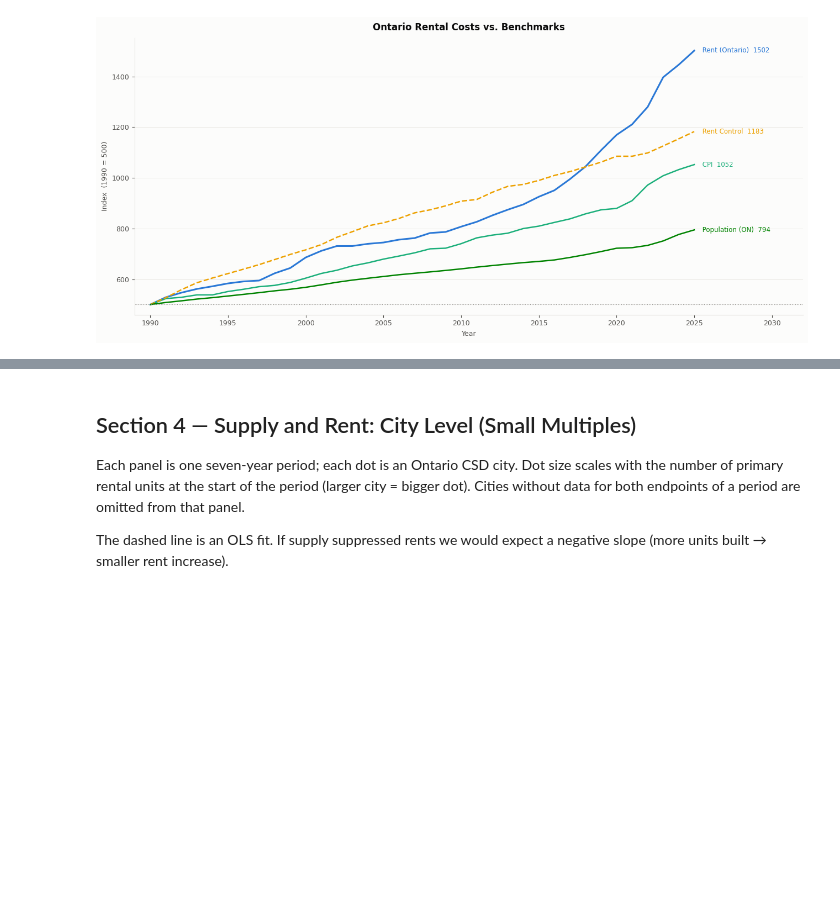
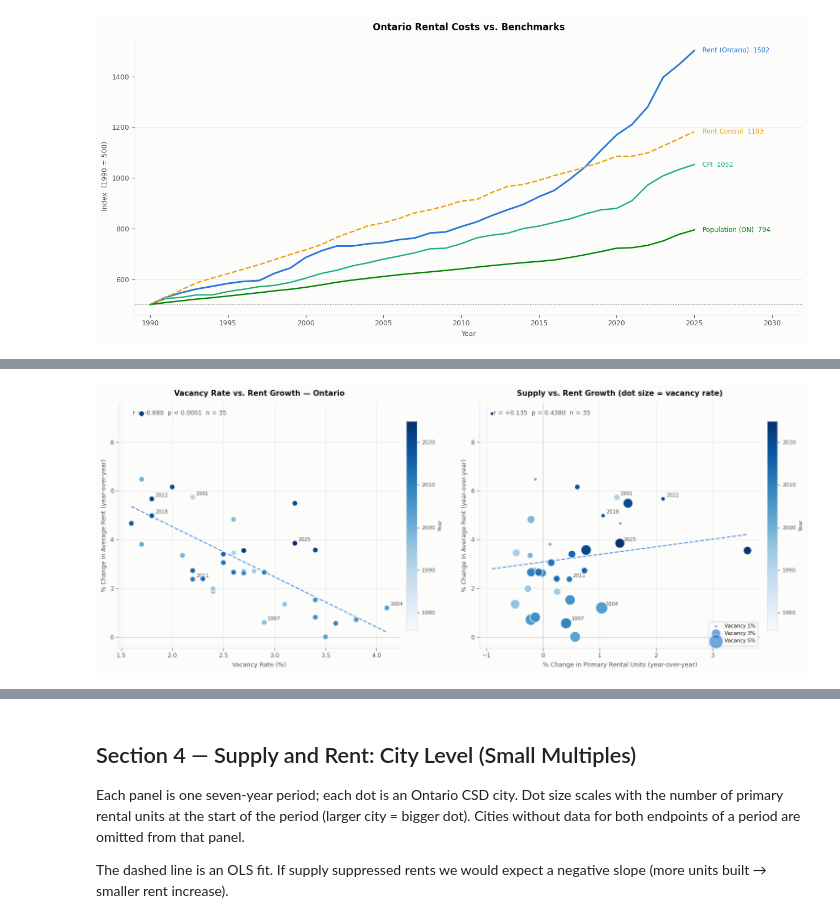
Before and after one commit to schoolofcities/renters, a Jupyter notebook: analysis/rents/explore_rental_data.ipynb, the cells around one changed output, grey strips where cells are left out. Saved outputs shown, nothing was run; the diff lists cells and outputs as text; code cells hidden in the pictures; blank space fills up the shorter version.

```diff
--- a/analysis/rents/explore_rental_data.ipynb
+++ b/analysis/rents/explore_rental_data.ipynb
@@ -250,0 +324,96 @@ period_df[['Period', 'pct_units', 'pct_rent']].round(1)
+# %%
+yoy_c = pd.DataFrame({
+    'pct_rent':     ontario['Average Rent'].pct_change() * 100,
+    'vacancy_rate': ontario['Vacancy Rate'],
+    'pct_units':    ontario['Units'].pct_change() * 100,
+}).dropna()
+
+fig, (ax1, ax2) = plt.subplots(1, 2, figsize=(15, 6))
+
+# ── Plot 1: Vacancy Rate vs Rent Change ──────────────────────────────────────
+slope_c1, intercept_c1, r_c1, p_c1, _ = stats.linregress(
+    yoy_c['vacancy_rate'], yoy_c['pct_rent'])
+
+sc1 = ax1.scatter(yoy_c['vacancy_rate'], yoy_c['pct_rent'],
+                  c=yoy_c.index, cmap='Blues',
+                  vmin=yoy_c.index.min() - 15, vmax=yoy_c.index.max(),
+                  s=65, zorder=5, edgecolors=SURFACE, linewidths=1.0)
+
+xfit_c1 = np.linspace(yoy_c['vacancy_rate'].min(), yoy_c['vacancy_rate'].max(), 100)
+ax1.plot(xfit_c1, slope_c1 * xfit_c1 + intercept_c1,
+         color=C1, linewidth=1.5, linestyle='--', alpha=0.8)
+
+for yr in [1991, 1997, 2004, 2011, 2018, 2022, 2025]:
+    if yr in yoy_c.index:
+        ax1.annotate(str(yr),
+                     (yoy_c.loc[yr, 'vacancy_rate'], yoy_c.loc[yr, 'pct_rent']),
+                     xytext=(5, 3), textcoords='offset points',
+                     fontsize=7.5, color=INK2)
+
+p_str_c1 = f'p = {p_c1:.4f}' if p_c1 >= 0.0001 else 'p < 0.0001'
+ax1.text(0.05, 0.97, f'r = {r_c1:+.3f}  {p_str_c1}  n = {len(yoy_c)}',
+         transform=ax1.transAxes, va='top', fontsize=9, color=INK2)
+
+cbar1 = fig.colorbar(sc1, ax=ax1, pad=0.02, shrink=0.85)
+cbar1.set_label('Year', fontsize=8, color=INK2)
+cbar1.ax.tick_params(labelsize=8, colors=INK2)
+
+ax1.axhline(0, color=MUTED, linewidth=0.8, linestyle=':')
+ax1.set_xlabel('Vacancy Rate (%)', fontsize=9)
+ax1.set_ylabel('% Change in Average Rent (year-over-year)', fontsize=9)
+ax1.set_title('Vacancy Rate vs. Rent Growth — Ontario',
+              fontsize=11, fontweight='bold', color=INK, pad=10)
+ax1.grid()
+ax1.tick_params(labelsize=9)
+
+# ── Plot 2: Supply change vs Rent change, dot size = vacancy rate ────────────
+vac_min, vac_max = yoy_c['vacancy_rate'].min(), yoy_c['vacancy_rate'].max()
+sizes_c2 = 15 + ((yoy_c['vacancy_rate'] - vac_min) / (vac_max - vac_min)) * 300
+
+slope_c2, intercept_c2, r_c2, p_c2, _ = stats.linregress(
+    yoy_c['pct_units'], yoy_c['pct_rent'])
+
+sc2 = ax2.scatter(yoy_c['pct_units'], yoy_c['pct_rent'],
+                  c=yoy_c.index, cmap='Blues',
+                  vmin=yoy_c.index.min() - 15, vmax=yoy_c.index.max(),
+                  s=sizes_c2, zorder=5, edgecolors=SURFACE, linewidths=1.0)
+
+xfit_c2 = np.linspace(yoy_c['pct_units'].min(), yoy_c['pct_units'].max(), 100)
+ax2.plot(xfit_c2, slope_c2 * xfit_c2 + intercept_c2,
+         color=C1, linewidth=1.5, linestyle='--', alpha=0.8)
+
+for yr in [1991, 1997, 2004, 2011, 2018, 2022, 2025]:
+    if yr in yoy_c.index:
+        ax2.annotate(str(yr),
+                     (yoy_c.loc[yr, 'pct_units'], yoy_c.loc[yr, 'pct_rent']),
+                     xytext=(5, 3), textcoords='offset points',
+                     fontsize=7.5, color=INK2)
+
+p_str_c2 = f'p = {p_c2:.4f}' if p_c2 >= 0.0001 else 'p < 0.0001'
+ax2.text(0.05, 0.97, f'r = {r_c2:+.3f}  {p_str_c2}  n = {len(yoy_c)}',
+         transform=ax2.transAxes, va='top', fontsize=9, color=INK2)
+
+# Vacancy size legend
+for vac_lvl in [1, 3, 5]:
+    s = 15 + ((vac_lvl - vac_min) / (vac_max - vac_min)) * 300
+    ax2.scatter([], [], s=max(s, 15), color=C1, alpha=0.65,
+                edgecolors=SURFACE, linewidths=1.0, label=f'Vacancy {vac_lvl}%')
+ax2.legend(loc='lower right', fontsize=7.5, framealpha=0.85)
+
+cbar2 = fig.colorbar(sc2, ax=ax2, pad=0.02, shrink=0.85)
+cbar2.set_label('Year', fontsize=8, color=INK2)
+cbar2.ax.tick_params(labelsize=8, colors=INK2)
+
+ax2.axhline(0, color=MUTED, linewidth=0.8, linestyle=':')
+ax2.axvline(0, color=MUTED, linewidth=0.8, linestyle=':')
+ax2.set_xlabel('% Change in Primary Rental Units (year-over-year)', fontsize=9)
+ax2.set_ylabel('% Change in Average Rent (year-over-year)', fontsize=9)
+ax2.set_title('Supply vs. Rent Growth (dot size = vacancy rate)',
+              fontsize=11, fontweight='bold', color=INK, pad=10)
+ax2.grid()
+ax2.tick_params(labelsize=9)
+
+plt.tight_layout()
+plt.show()
+# %% [output]
+[figure, added]
```
Also changed, not shown: parts of 8 cells of this notebook.
